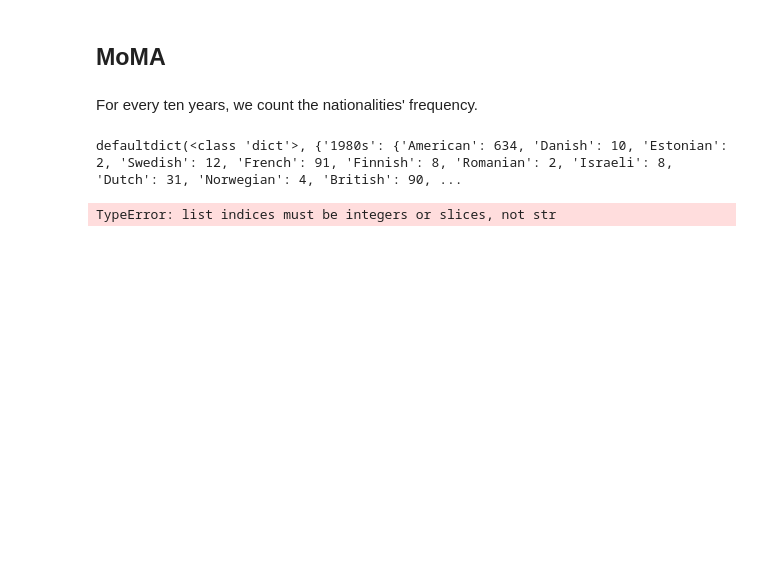
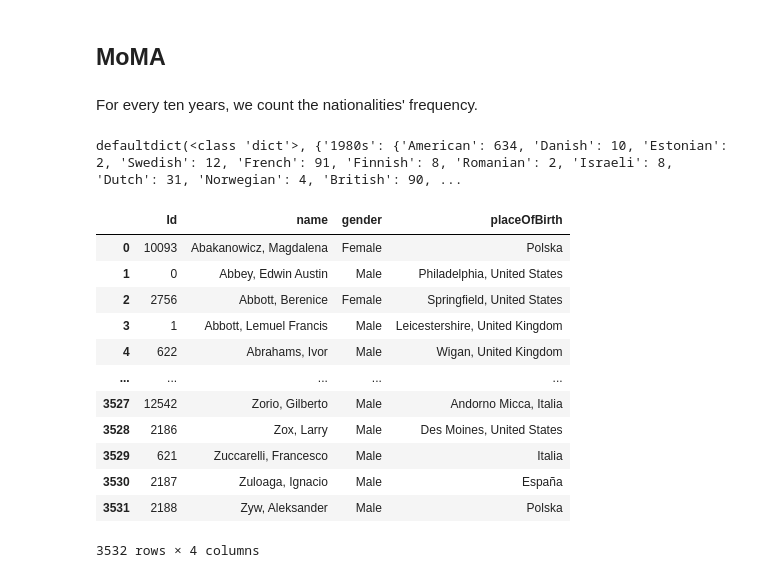
Before and after one commit to Fran-cesca/Art, a Jupyter notebook: Final.ipynb, the cells around one changed output. Saved outputs shown, nothing was run; the diff lists cells and outputs as text; code cells hidden in the pictures; blank space fills up the shorter version.

Commit message:
nationalities

```diff
--- a/Final.ipynb
+++ b/Final.ipynb
@@ -1025,19 +1060,32 @@ with open('MoMaNationalities.csv', mode='r', encoding='utf-8') as csvfile:
 print(nationalities)
 # %% [output]
 defaultdict(<class 'dict'>, {'1980s': {'American': 634, 'Danish': 10, 'Estonian': 2, 'Swedish': 12, 'French': 91, 'Finnish': 8, 'Romanian': 2, 'Israeli': 8, 'Dutch': 31, 'Norwegian': 4, 'British': 90, ...
+# %%
+display(Tate_artists)
+# %% [output]
+|  | Id | name | gender | placeOfBirth |
+| 0 | 10093 | Abakanowicz, Magdalena | Female | Polska |
+| 1 | 0 | Abbey, Edwin Austin | Male | Philadelphia, United States |
+| 2 | 2756 | Abbott, Berenice | Female | Springfield, United States |
+| 3 | 1 | Abbott, Lemuel Francis | Male | Leicestershire, United Kingdom |
+| 4 | 622 | Abrahams, Ivor | Male | Wigan, United Kingdom |
+| ... | ... | ... | ... | ... |
+| 3527 | 12542 | Zorio, Gilberto | Male | Andorno Micca, Italia |
+| 3528 | 2186 | Zox, Larry | Male | Des Moines, United States |
+| 3529 | 621 | Zuccarelli, Francesco | Male | Italia |
+| 3530 | 2187 | Zuloaga, Ignacio | Male | España |
+| 3531 | 2188 | Zyw, Aleksander | Male | Polska |
+3532 rows × 4 columns
 # %%
-TateArtists.rename(columns = {'id':'Id'}, inplace = True)
-TateNationalities = pd.merge(TateArtists,Tate[['Id', 'DateAcquired']],on='Id', how='left')
-TateNationalities = TateNationalities[TateNationalities['placeOfBirth'].notna()]
-TateNationalities = TateNationalities.drop_duplicates(subset='name', keep="first")
-TateNationalities["placeOfBirth"] = TateNationalities["placeOfBirth"].apply(cleanNationalitiesTate)
+TateNationalities = pd.merge(Tate_artists,Tate[['Id', 'DateAcquired']], on = 'Id', how = 'left')
+#TateNationalities = TateNationalities[TateNationalities['placeOfBirth'].notna()]
+TateNationalities = TateNationalities.drop_duplicates(subset='name', keep = "first")
+#TateNationalities["placeOfBirth"] = TateNationalities["placeOfBirth"].apply(cleanNationalitiesTate)
 TateNationalities.fillna(value='0', inplace=True)
 TateNationalities["DateAcquired"] = TateNationalities["DateAcquired"].astype(str)
-TateNationalities["DateAcquired"] = TateNationalities["DateAcquired"].apply(cleanDates)
+#TateNationalities["DateAcquired"] = TateNationalities["DateAcquired"].apply(cleanDates)
 TateNationalities.rename(columns = {'placeOfBirth':'Nationality'}, inplace = True)
 TateNationalities.to_csv("TateNationalities.csv")
-# %% [output]
-TypeError: list indices must be integers or slices, not str
 # %%
 from collections import defaultdict
 
```
Also changed, not shown: parts of 13 cells of this notebook, 1 other file.
